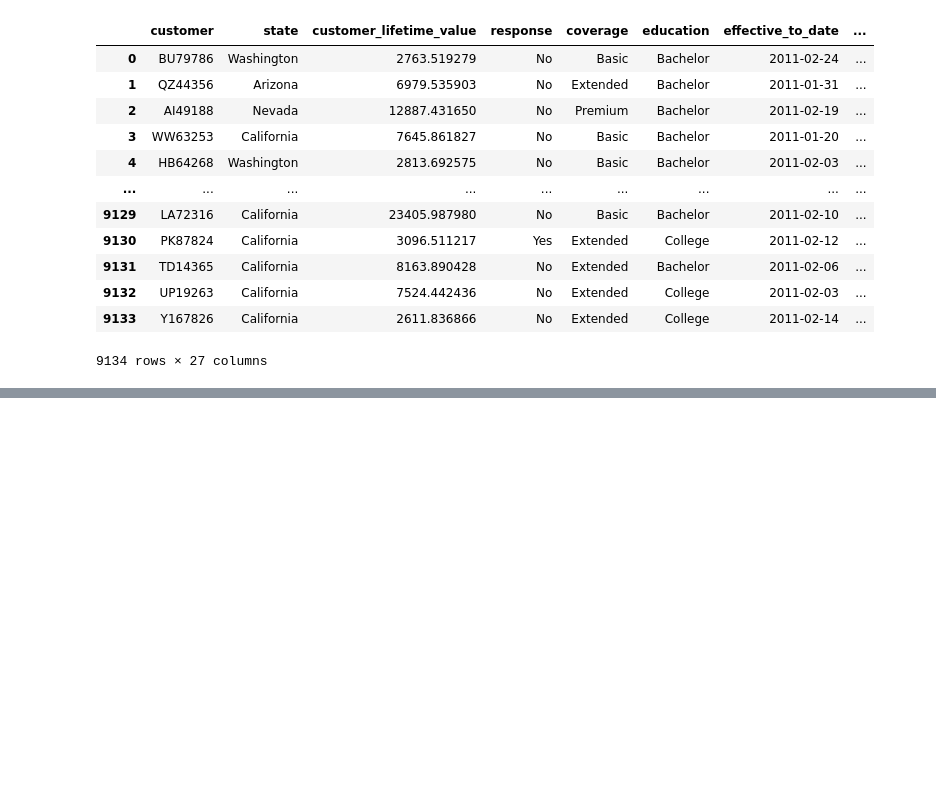
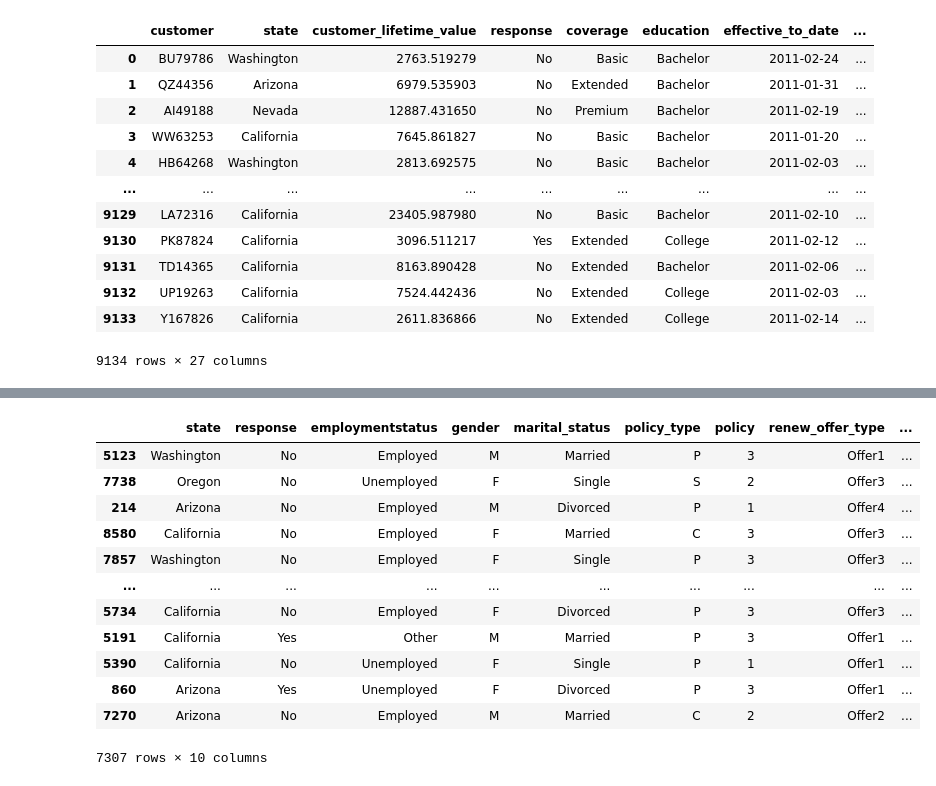
Before and after one commit to AGordon777/lab-cleaning-numerical-data, a Jupyter notebook: lab-cleaning-numerical-data.ipynb, the cells around one changed output, grey strips where cells are left out. Cells and saved outputs as stored; diff of their text form; code cells hidden in the pictures; blank space fills up the shorter version.

Commit message:
midway through comparing models

```diff
--- a/lab-cleaning-numerical-data.ipynb
+++ b/lab-cleaning-numerical-data.ipynb
@@ -965,0 +1024,7 @@ customer_df
+# %%
+y = data['total_claim_amount']
+X = data.drop(['total_claim_amount'], axis=1)
+# %%
+from sklearn.model_selection import train_test_split
+X_train, X_test, y_train, y_test = train_test_split(X, y, test_size=0.2, random_state=42)
+X_train
@@ -965,0 +1047,9 @@ customer_df
+# %%
+# first we ordinally encode the remaining, allowed categorical variables
+
+X_train["education"] = X_train["education"].map({"High School or Below" : '0', "College" : '1', "University" : '2'}).astype('int')
+X_train["location_code"] = X_train["location_code"].map({"Rural" : '0', "Suburban" : '1', "Urban" : '2'}).astype('int')
+
+X_test["education"] = X_test["education"].map({"High School or Below" : '0', "College" : '1', "University" : '2'}).astype('int')
+X_test["location_code"] = X_test["location_code"].map({"Rural" : '0', "Suburban" : '1', "Urban" : '2'}).astype('int')
+X_train
@@ -965,0 +1070,5 @@ customer_df
+# %%
+X_train_num = X_train.select_dtypes(np.number).copy()
+X_test_num = X_test.select_dtypes(np.number).copy()
+X_train_cat = X_train.select_dtypes(object).copy()
+X_test_cat = X_test.select_dtypes(object).copy()
@@ -965,0 +1131,16 @@ customer_df
+# %%
+X_train_cat
+# %% [output]
+|  | state | response | employmentstatus | gender | marital_status | policy_type | policy | renew_offer_type | ... |
+| 5123 | Washington | No | Employed | M | Married | P | 3 | Offer1 | ... |
+| 7738 | Oregon | No | Unemployed | F | Single | S | 2 | Offer3 | ... |
+| 214 | Arizona | No | Employed | M | Divorced | P | 1 | Offer4 | ... |
+| 8580 | California | No | Employed | F | Married | C | 3 | Offer3 | ... |
+| 7857 | Washington | No | Employed | F | Single | P | 3 | Offer3 | ... |
+| ... | ... | ... | ... | ... | ... | ... | ... | ... | ... |
+| 5734 | California | No | Employed | F | Divorced | P | 3 | Offer3 | ... |
+| 5191 | California | Yes | Other | M | Married | P | 3 | Offer1 | ... |
+| 5390 | California | No | Unemployed | F | Single | P | 1 | Offer1 | ... |
+| 860 | Arizona | Yes | Unemployed | F | Divorced | P | 3 | Offer1 | ... |
+| 7270 | Arizona | No | Employed | M | Married | C | 2 | Offer2 | ... |
+7307 rows × 10 columns
```
Also changed, not shown: parts of 20 cells of this notebook.
